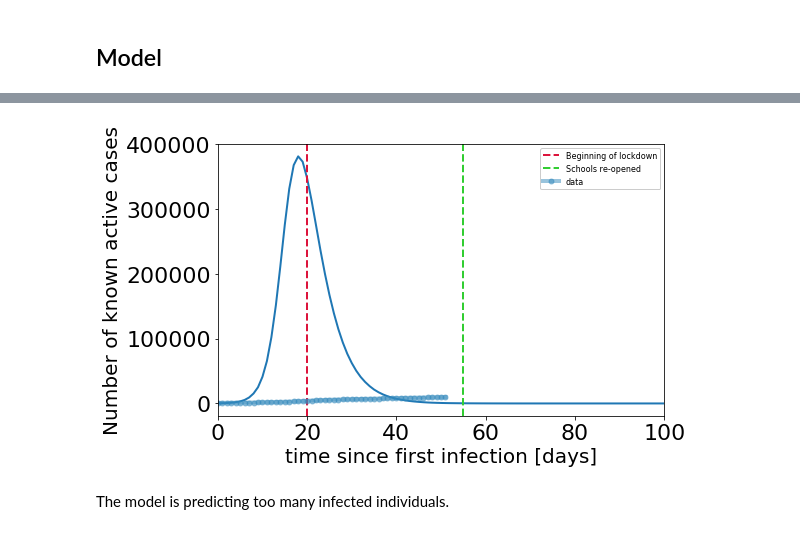
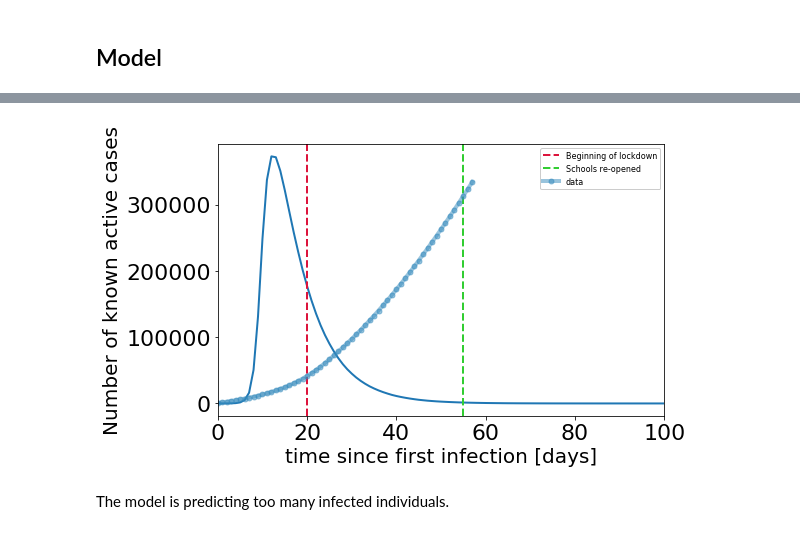
Before and after one commit to ineskris/pyross, a Jupyter notebook: examples/inference/SIRinference_Denmark.ipynb, the cells around one changed output, grey strips where cells are left out. Saved outputs shown, nothing was run; the diff lists cells and outputs as text; code cells hidden in the pictures.

```diff
--- a/examples/inference/SIRinference_Denmark.ipynb
+++ b/examples/inference/SIRinference_Denmark.ipynb
@@ -141,7 +138,6 @@ Cmod[2,2] = sum(C[10:16,10:16]).sum()
 # %%
-Cmod = np.array(np.zeros([M, M]))
-Cmod[0,0] = sum(C[0:5,0:5]).sum()
-Cmod[0,1] = sum(C[0:5,11:16]).sum()
-Cmod[1,0] = sum(C[11:16,0:5]).sum()
-Cmod[1,1] = sum(C[11:16,11:16]).sum()
-Cmod
+C1 = np.array(np.zeros([M, M]))
+C1[0,0] = int(sum(C[0:5,0:5]).sum())
+C1[0,1] = int(sum(C[0:5,11:16]).sum())
+C1[1,0] = int(sum(C[11:16,0:5]).sum())
+C1[1,1] = int(sum(C[11:16,11:16]).sum())
@@ -156,3 +144,5 @@ aCF[0][0].pcolor(Cmod, cmap=plt.cm.get_cmap('GnBu', 10));
+# %%
+C = C1
 # %%
 Nimod = np.array(np.zeros([M]))
 Nimod[0] = sum(Ni[0:5])
@@ -172,23 +167,17 @@ beta  = 0.036692            # infection rate
 
 gE    = 1/5.
 gA    = 1/4.
-gIa   = 1./3.                # recovery rate of asymptomatic infectives
-gIs   = 1./7                # recovery rate of symptomatic infectives
-alpha = 0.4                 # fraction of asymptomatic infectives
+gIa   = 1./7.                # recovery rate of asymptomatic infectives
+gIs   = 1./20.                # recovery rate of symptomatic infectives
+alpha = 0.8                # fraction of asymptomatic infectives
 fsa   = 0.2
 
 
 # initial conditions
-Is0 = Ismod[0,]
-Ia0 = Ismod[0,]
+Is0 = Ismod[1,]
+Ia0 = Ismod[1,]
 R0  = np.zeros((M))
 S0  = Ni - (Ia0 + Is0 + R0)
-# %%
-C = Cmod
-C[0,0] = 44
-C[0,1] = 3
-C[1,0] = 10
-C[1,1] = 15
 # %%
 ## matrix with all events
 def contactMatrix(t):
@@ -257,28 +242,28 @@ plt.autoscale(enable=True, axis='x', tight=True)
 # %%
 y_plot = np.sum(data_array[:, 2*M:3*M], axis=1)
 
 
 lw=2
 fig,ax = plt.subplots(1,1,figsize=(8,5))
 ax.plot(t,y_plot,lw=lw,)
 ax.axvline(20,
            color='crimson',lw=lw,
           label='Beginning of lockdown',ls='--')
 ax.axvline(55,
 color='limegreen',lw=lw,
           label='Schools re-opened',ls='--')
 
-ax.plot(np.array(case), 'o-', lw=4, color='#348ABD', ms=5, label='data', alpha=0.5)
+ax.plot(np.cumsum(np.array(case)), 'o-', lw=4, color='#348ABD', ms=5, label='data', alpha=0.5)
 
 
 ax.set_xlim(0,Tf)
 fs=20
 ax.legend(loc='best',fontsize=8,framealpha=1)
 ax.set_xlabel('time since first infection [days]',fontsize=fs)
 ax.set_ylabel('Number of known active cases',fontsize=fs)
 plt.show(fig)
 # %% [output]
-[figure, old version]
+[figure, new version]
 # %% [markdown]
 The model is predicting too many infected individuals.
 # %%
```
Also changed, not shown: parts of 36 cells of this notebook, 2 other files.
